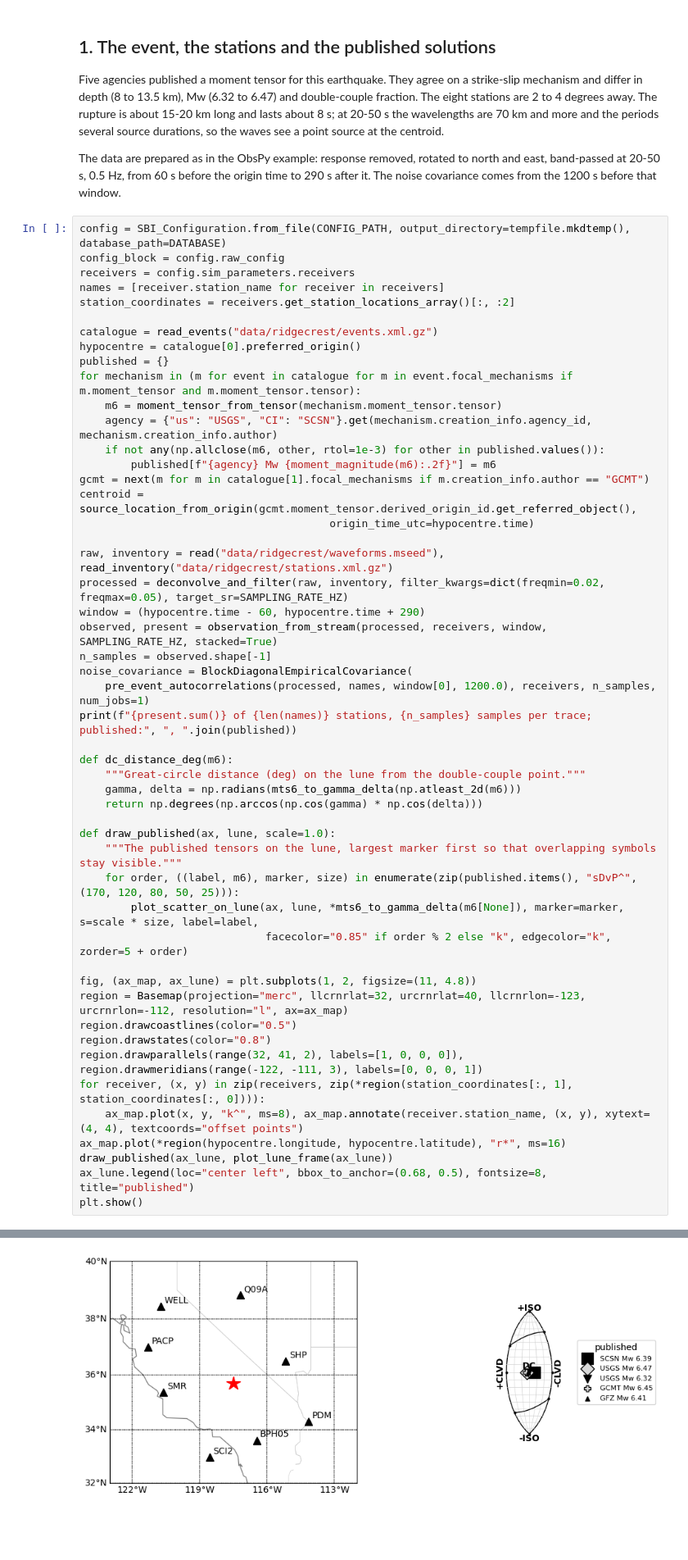
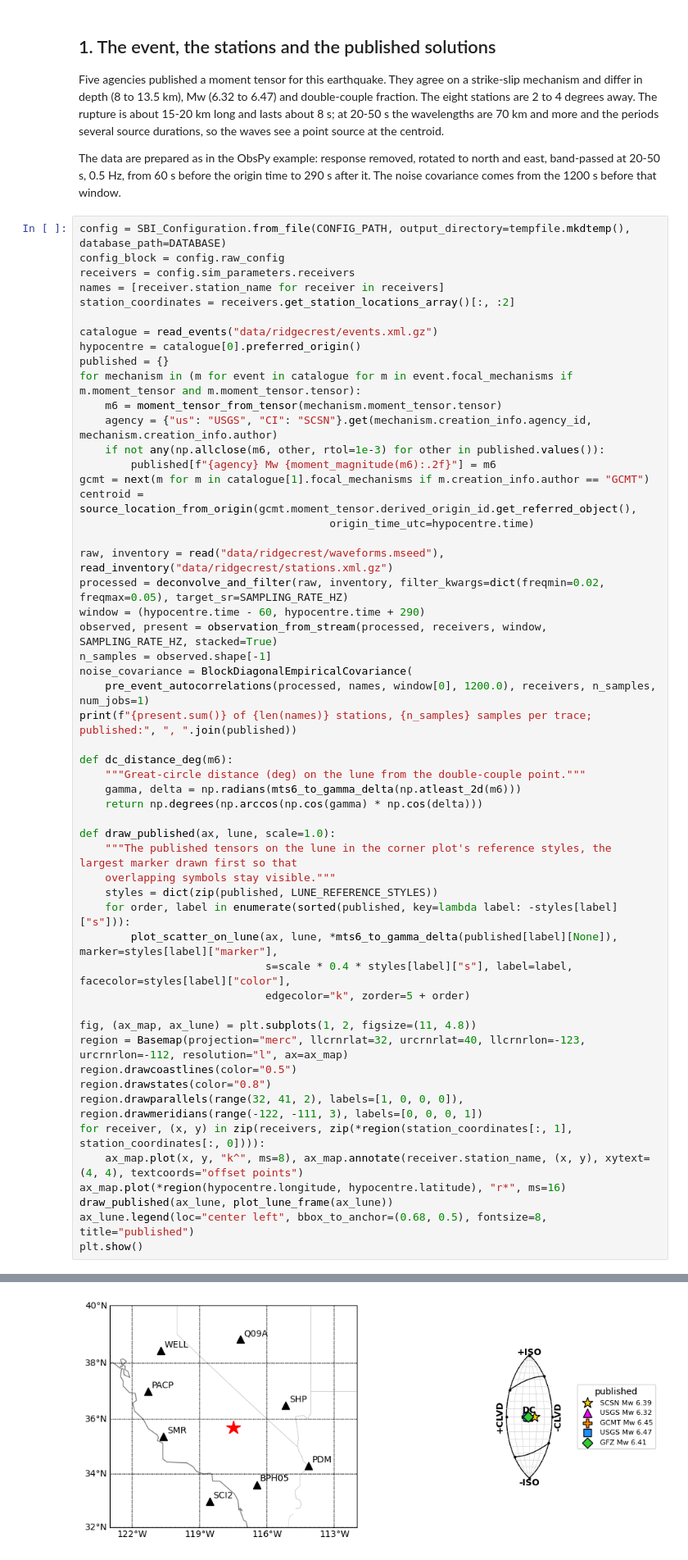
Before and after one commit to asaoulis/seismo-sbi, a Jupyter notebook: examples/npe_flagship.ipynb, the cells around one changed output, grey strips where cells are left out. Shown at 82% size. Drawn from its saved outputs; the diff is of its cells as text; blank space fills up the shorter version.

```diff
--- a/examples/npe_flagship.ipynb
+++ b/examples/npe_flagship.ipynb
@@ -109,38 +111,41 @@ centroid = source_location_from_origin(gcmt.moment_tensor.derived_origin_id.get_
 
 raw, inventory = read("data/ridgecrest/waveforms.mseed"), read_inventory("data/ridgecrest/stations.xml.gz")
 processed = deconvolve_and_filter(raw, inventory, filter_kwargs=dict(freqmin=0.02, freqmax=0.05), target_sr=SAMPLING_RATE_HZ)
 window = (hypocentre.time - 60, hypocentre.time + 290)
 observed, present = observation_from_stream(processed, receivers, window, SAMPLING_RATE_HZ, stacked=True)
 n_samples = observed.shape[-1]
 noise_covariance = BlockDiagonalEmpiricalCovariance(
     pre_event_autocorrelations(processed, names, window[0], 1200.0), receivers, n_samples, num_jobs=1)
 print(f"{present.sum()} of {len(names)} stations, {n_samples} samples per trace; published:", ", ".join(published))
 
 def dc_distance_deg(m6):
     """Great-circle distance (deg) on the lune from the double-couple point."""
     gamma, delta = np.radians(mts6_to_gamma_delta(np.atleast_2d(m6)))
     return np.degrees(np.arccos(np.cos(gamma) * np.cos(delta)))
 
 def draw_published(ax, lune, scale=1.0):
-    """The published tensors on the lune, largest marker first so that overlapping symbols stay visible."""
-    for order, ((label, m6), marker, size) in enumerate(zip(published.items(), "sDvP^", (170, 120, 80, 50, 25))):
-        plot_scatter_on_lune(ax, lune, *mts6_to_gamma_delta(m6[None]), marker=marker, s=scale * size, label=label,
-                             facecolor="0.85" if order % 2 else "k", edgecolor="k", zorder=5 + order)
+    """The published tensors on the lune in the corner plot's reference styles, the largest marker drawn first so that
+    overlapping symbols stay visible."""
+    styles = dict(zip(published, LUNE_REFERENCE_STYLES))
+    for order, label in enumerate(sorted(published, key=lambda label: -styles[label]["s"])):
+        plot_scatter_on_lune(ax, lune, *mts6_to_gamma_delta(published[label][None]), marker=styles[label]["marker"],
+                             s=scale * 0.4 * styles[label]["s"], label=label, facecolor=styles[label]["color"],
+                             edgecolor="k", zorder=5 + order)
 
 fig, (ax_map, ax_lune) = plt.subplots(1, 2, figsize=(11, 4.8))
 region = Basemap(projection="merc", llcrnrlat=32, urcrnrlat=40, llcrnrlon=-123, urcrnrlon=-112, resolution="l", ax=ax_map)
 region.drawcoastlines(color="0.5")
 region.drawstates(color="0.8")
 region.drawparallels(range(32, 41, 2), labels=[1, 0, 0, 0]), region.drawmeridians(range(-122, -111, 3), labels=[0, 0, 0, 1])
 for receiver, (x, y) in zip(receivers, zip(*region(station_coordinates[:, 1], station_coordinates[:, 0]))):
     ax_map.plot(x, y, "k^", ms=8), ax_map.annotate(receiver.station_name, (x, y), xytext=(4, 4), textcoords="offset points")
 ax_map.plot(*region(hypocentre.longitude, hypocentre.latitude), "r*", ms=16)
 draw_published(ax_lune, plot_lune_frame(ax_lune))
 ax_lune.legend(loc="center left", bbox_to_anchor=(0.68, 0.5), fontsize=8, title="published")
 plt.show()
 # %% [output]
 8 of 8 stations, 176 samples per trace; published: SCSN Mw 6.39, USGS Mw 6.47, USGS Mw 6.32, GCMT Mw 6.45, GFZ Mw 6.41
-[figure, old version]
+[figure, new version]
 # %% [markdown]
 ## 2. What the network is trained to expect
 
```
Also changed, not shown: parts of 13 cells of this notebook, 2 other files.
